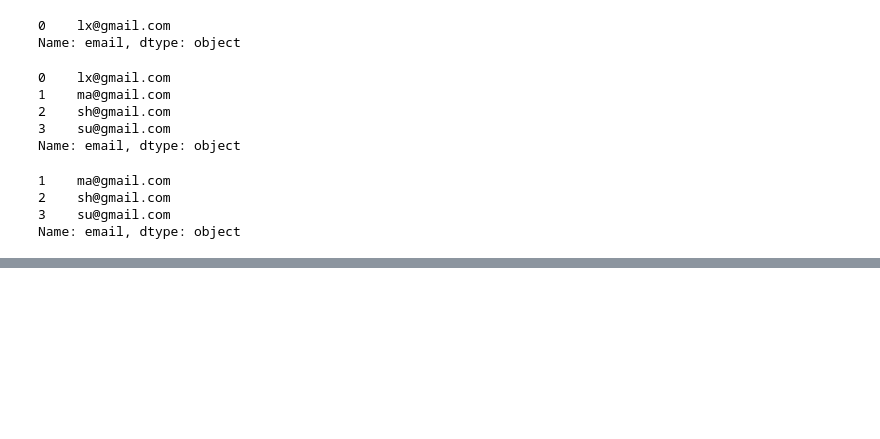
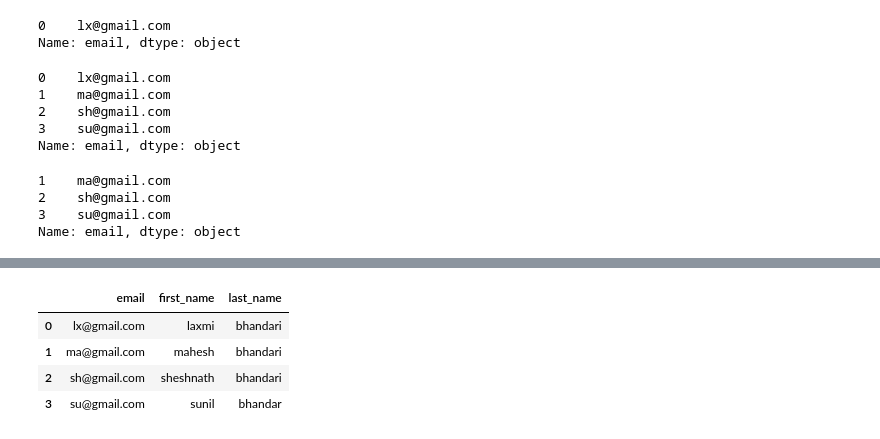
Before and after one commit to sunilbhandari123/Pandas-Learning, a Jupyter notebook: dataframe practise.ipynb, the cells around one changed output, grey strips where cells are left out. Saved outputs shown, nothing was run; the diff lists cells and outputs as text; code cells hidden in the pictures; blank space fills up the shorter version.

```diff
--- a/dataframe practise.ipynb
+++ b/dataframe practise.ipynb
@@ -202,0 +241,11 @@ Name: email, dtype: object
+# %%
+df.columns=[x.lower() for x in df.columns]
+#it will again change the column in the lower case
+# %%
+df
+# %% [output]
+|  | email | first_name | last_name |
+| 0 | lx@gmail.com | laxmi | bhandari |
+| 1 | ma@gmail.com | mahesh | bhandari |
+| 2 | sh@gmail.com | sheshnath | bhandari |
+| 3 | su@gmail.com | sunil | bhandar |
```
Also changed, not shown: parts of 61 cells of this notebook, 1 other file.
